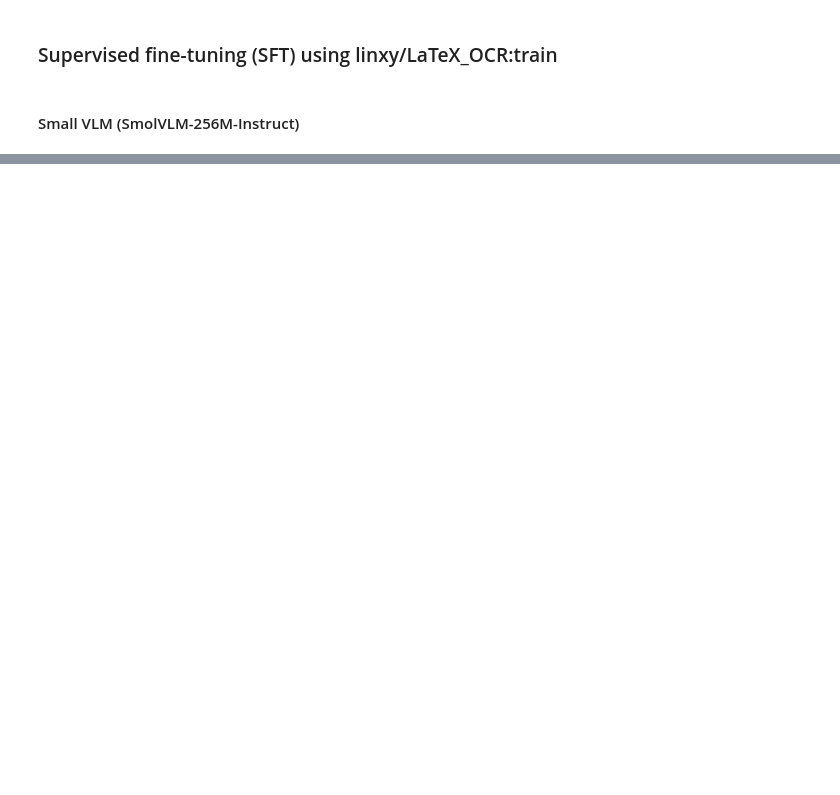
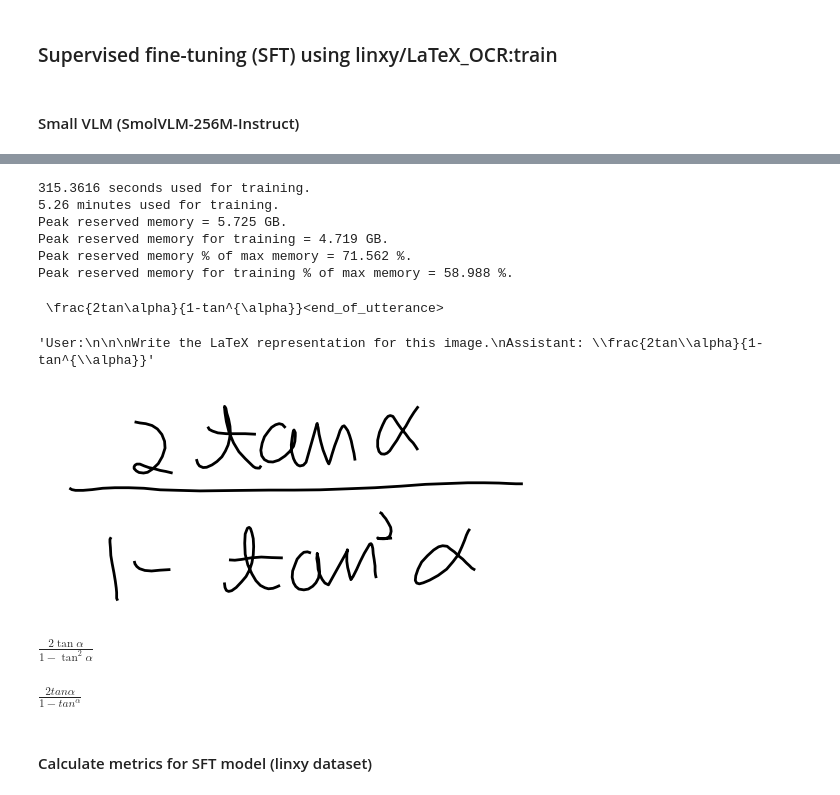
Before and after one commit to vys-leon/vlm-handwriting-to-latex, a Jupyter notebook: notebooks/training_evaluation.ipynb, the cells around one changed output, grey strips where cells are left out. Saved outputs shown, nothing was run; the diff lists cells and outputs as text; code cells hidden in the pictures; blank space fills up the shorter version.

```diff
--- a/notebooks/training_evaluation.ipynb
+++ b/notebooks/training_evaluation.ipynb
@@ -391,0 +423,21 @@ print("Модель полностью загружена на HF!")
+# %%
+# @title Show final memory and time stats
+used_memory = round(torch.cuda.max_memory_reserved() / 1024 / 1024 / 1024, 3)
+used_memory_for_lora = round(used_memory - start_gpu_memory, 3)
+used_percentage = round(used_memory / max_memory * 100, 3)
+lora_percentage = round(used_memory_for_lora / max_memory * 100, 3)
+print(f"{trainer_stats.metrics['train_runtime']} seconds used for training.")
+print(
+    f"{round(trainer_stats.metrics['train_runtime']/60, 2)} minutes used for training."
+)
+print(f"Peak reserved memory = {used_memory} GB.")
+print(f"Peak reserved memory for training = {used_memory_for_lora} GB.")
+print(f"Peak reserved memory % of max memory = {used_percentage} %.")
+print(f"Peak reserved memory for training % of max memory = {lora_percentage} %.")
+# %% [output]
+315.3616 seconds used for training.
+5.26 minutes used for training.
+Peak reserved memory = 5.725 GB.
+Peak reserved memory for training = 4.719 GB.
+Peak reserved memory % of max memory = 71.562 %.
+Peak reserved memory for training % of max memory = 58.988 %.
@@ -391,0 +447,52 @@ print("Модель полностью загружена на HF!")
+# %%
+FastVisionModel.for_inference(model) # Enable for inference!
+
+image = test_dataset_linxy[2]["image"]
+instruction = "Write the LaTeX representation for this image."
+
+messages = [
+    {"role": "user", "content": [
+        {"type": "image"},
+        {"type": "text", "text": instruction}
+    ]}
+]
+input_text = tokenizer.apply_chat_template(messages, add_generation_prompt = True)
+inputs = tokenizer(
+    image,
+    input_text,
+    add_special_tokens = False,
+    return_tensors = "pt",
+).to("cuda")
+
+from transformers import TextStreamer
+text_streamer = TextStreamer(tokenizer, skip_prompt = True)
+generated_ids = model.generate(**inputs, streamer = text_streamer, max_new_tokens = 128,
+                   use_cache = True, temperature = 1.5, min_p = 0.1)
+# %% [output]
+ \frac{2tan\alpha}{1-tan^{\alpha}}<end_of_utterance>
+# %%
+generated_texts = tokenizer.batch_decode(
+      generated_ids,
+      skip_special_tokens=True,
+  )
+answer = generated_texts[0]
+answer
+# %% [output]
+'User:\n\n\nWrite the LaTeX representation for this image.\nAssistant: \\frac{2tan\\alpha}{1-tan^{\\alpha}}'
+# %%
+image
+# %% [output]
+[figure, added]
+# %%
+display(Math(test_dataset_linxy[2]['text']))
+# %% [output]
+$\displaystyle \frac { 2 \tan \alpha } { 1 - \tan ^ { 2 } \alpha }$
+# %%
+substring = 'Assistant: '
+index = answer.find(substring)
+if index != -1:
+  display(Math(answer[index+len(substring):]))
+# %% [output]
+$\displaystyle \frac{2tan\alpha}{1-tan^{\alpha}}$
+# %% [markdown]
+#### Calculate metrics for SFT model (linxy dataset)
```
Also changed, not shown: parts of 52 cells of this notebook, 8 other files.
